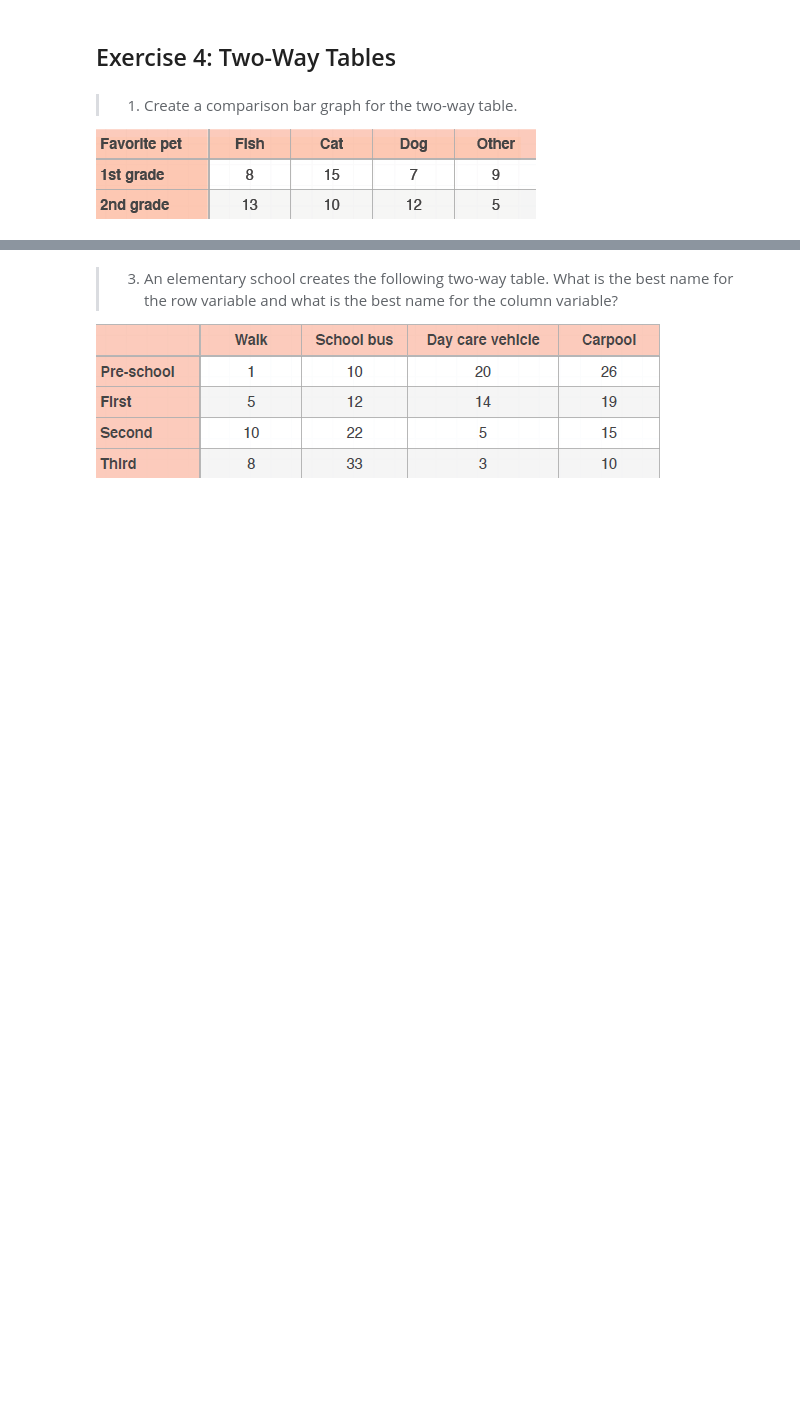
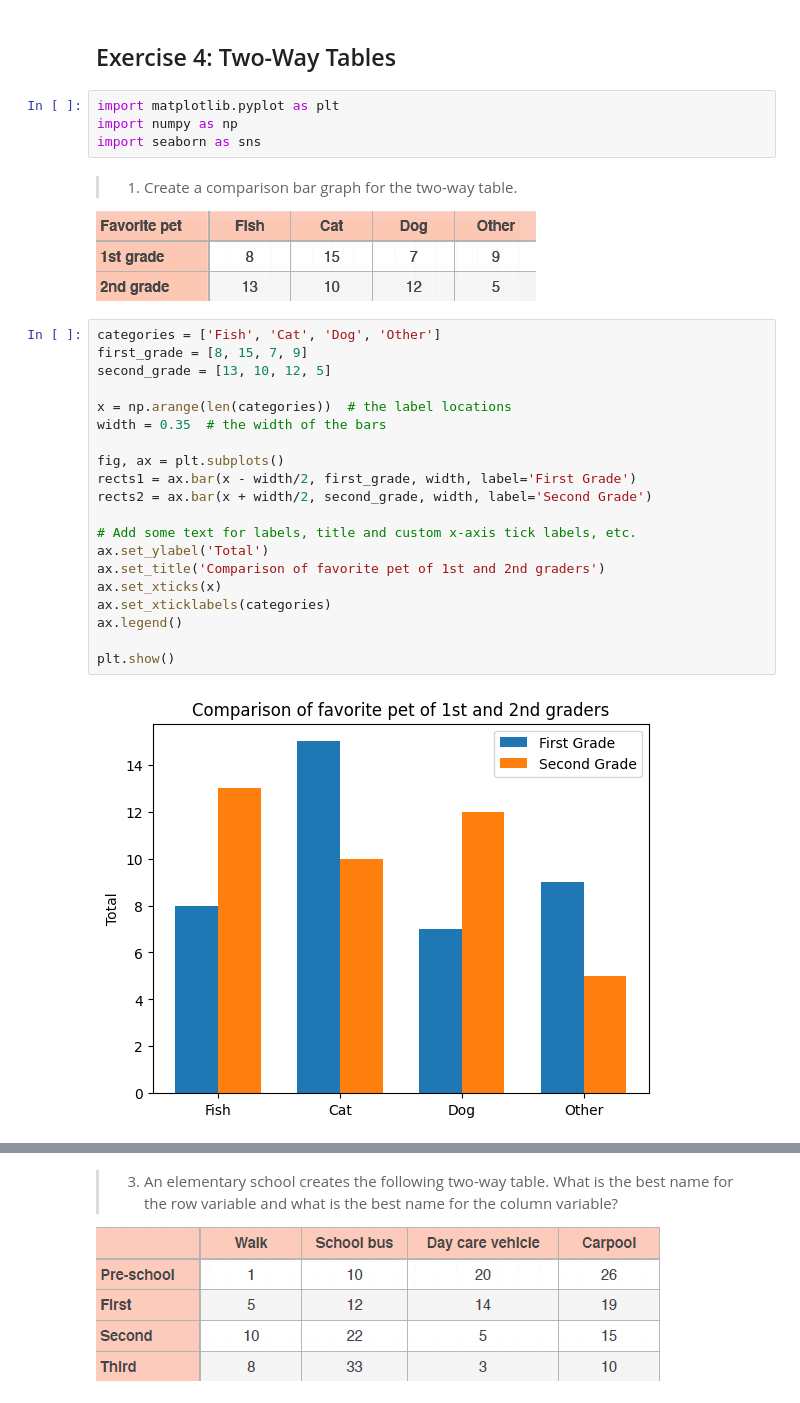
Before and after one commit to acasasis-dev/become-a-probability-n-statistics-master, a Jupyter notebook: bonus/section-02-visualizing-data/exercise-04-two-way-tables.ipynb, the cells around one changed output, grey strips where cells are left out. Cells and saved outputs as stored; diff of their text form; blank space fills up the shorter version.

```diff
--- a/bonus/section-02-visualizing-data/exercise-04-two-way-tables.ipynb
+++ b/bonus/section-02-visualizing-data/exercise-04-two-way-tables.ipynb
@@ -1,9 +1,35 @@
 # %% [markdown]
 ## Exercise 4: Two-Way Tables
+# %%
+import matplotlib.pyplot as plt
+import numpy as np
+import seaborn as sns
 # %% [markdown]
 > 1. Create a comparison bar graph for the two-way table.
 
 ![image.png](attachment:image.png)
+# %%
+categories = ['Fish', 'Cat', 'Dog', 'Other']
+first_grade = [8, 15, 7, 9]
+second_grade = [13, 10, 12, 5]
+
+x = np.arange(len(categories))  # the label locations
+width = 0.35  # the width of the bars
+
+fig, ax = plt.subplots()
+rects1 = ax.bar(x - width/2, first_grade, width, label='First Grade')
+rects2 = ax.bar(x + width/2, second_grade, width, label='Second Grade')
+
+# Add some text for labels, title and custom x-axis tick labels, etc.
+ax.set_ylabel('Total')
+ax.set_title('Comparison of favorite pet of 1st and 2nd graders')
+ax.set_xticks(x)
+ax.set_xticklabels(categories)
+ax.legend()
+
+plt.show()
+# %% [output]
+[figure, added]
 # %% [markdown]
 > 2. A pizza parlor wants to know if the age range of their customers
 affects pizza preferences. The pizza parlor asks each customer two
```
Also changed, not shown: parts of 3 cells of this notebook.
